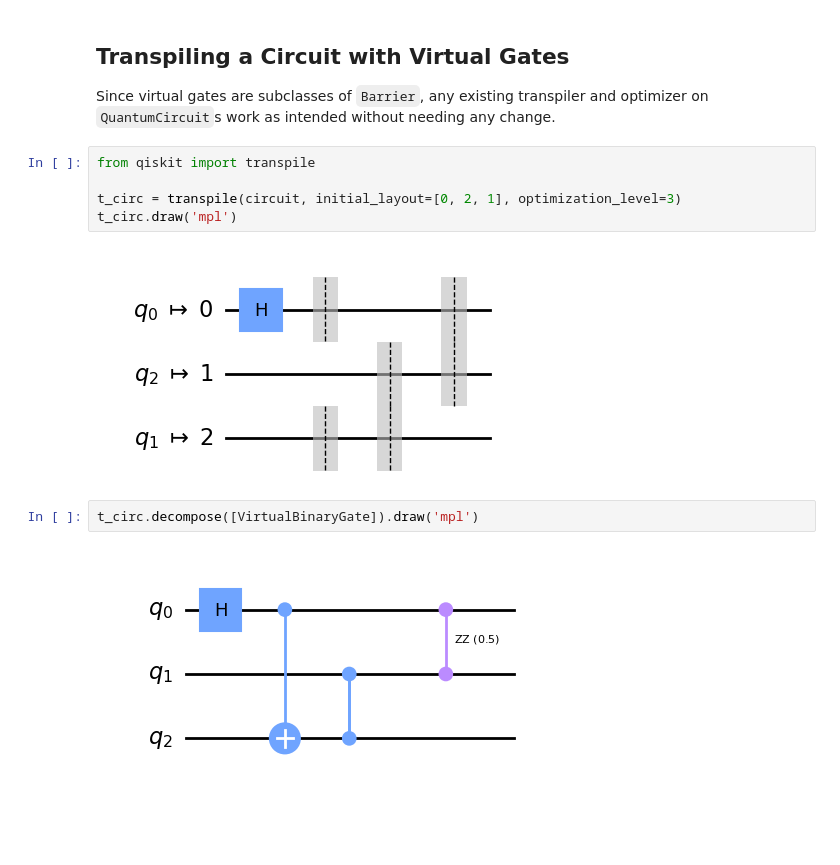
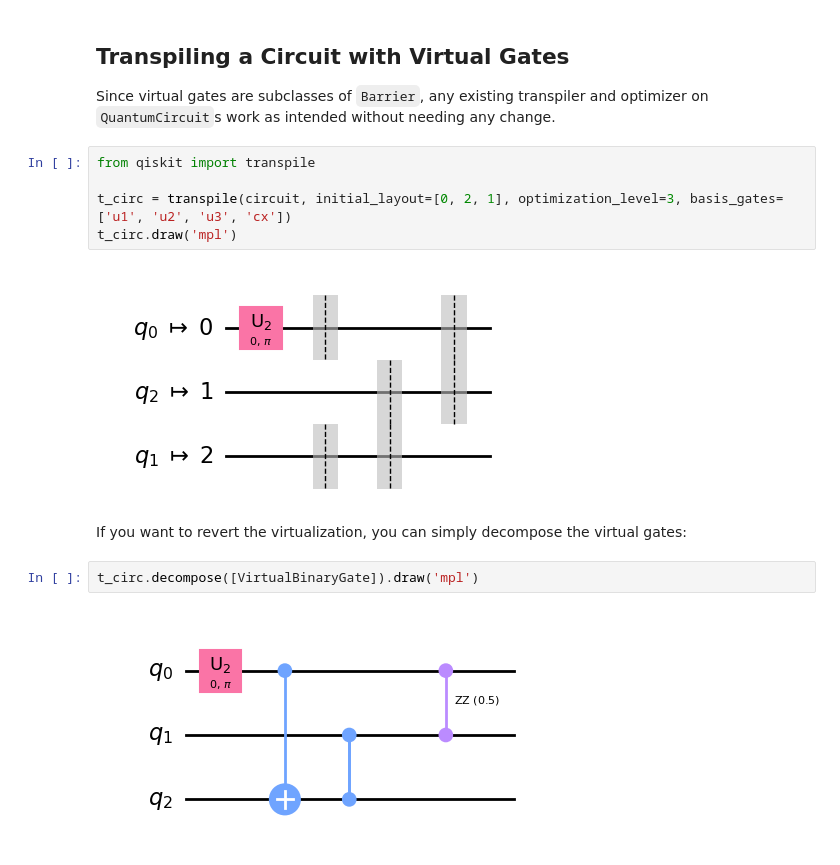
Before and after one commit to nathanieltornow/qtpu, a Jupyter notebook: tutorial/0_virtual_gate.ipynb, the cells around one changed output. Saved outputs shown, nothing was run; the diff lists cells and outputs as text; blank space fills up the shorter version.

```diff
--- a/tutorial/0_virtual_gate.ipynb
+++ b/tutorial/0_virtual_gate.ipynb
@@ -55,11 +55,13 @@ Since virtual gates are subclasses of `Barrier`, any existing transpiler and opt
 # %%
 from qiskit import transpile
 
-t_circ = transpile(circuit, initial_layout=[0, 2, 1], optimization_level=3)
+t_circ = transpile(circuit, initial_layout=[0, 2, 1], optimization_level=3, basis_gates=['u1', 'u2', 'u3', 'cx'])
 t_circ.draw('mpl')
 # %% [output]
-[figure, old version]
+[figure, new version]
+# %% [markdown]
+If you want to revert the virtualization, you can simply decompose the virtual gates:
 # %%
 t_circ.decompose([VirtualBinaryGate]).draw('mpl')
 # %% [output]
-[figure, old version]
+[figure, new version]
```
Also changed, not shown: 3 other files.
